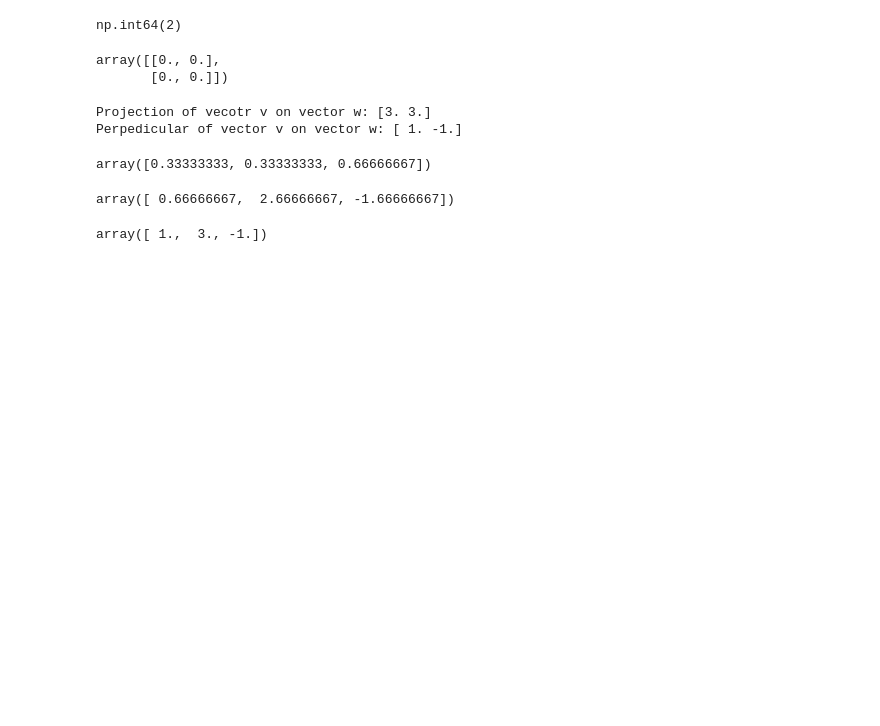
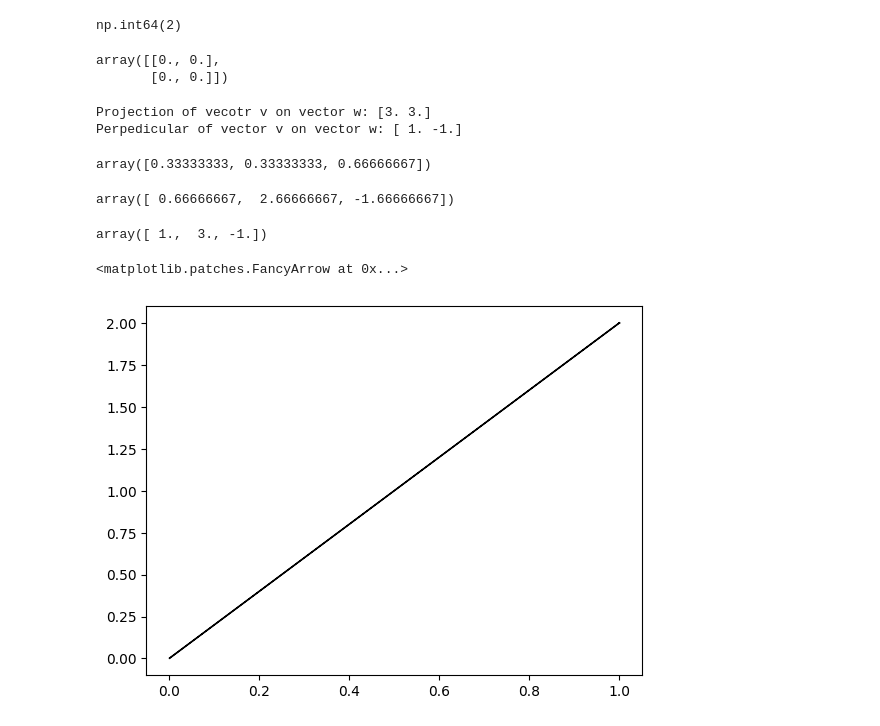
Before and after one commit to alcor6725/ImageProcessing, a Jupyter notebook: intro.ipynb, the cells around one changed output. Cells and saved outputs as stored; diff of their text form; code cells hidden in the pictures; blank space fills up the shorter version.

```diff
--- a/intro.ipynb
+++ b/intro.ipynb
@@ -615,0 +620,5 @@ array([ 1.,  3., -1.])
+# %%
+plt.arrow(0,0,1,2)
+# %% [output]
+<matplotlib.patches.FancyArrow at 0x...>
+[figure, added]
```
Also changed, not shown: parts of 12 cells of this notebook.
